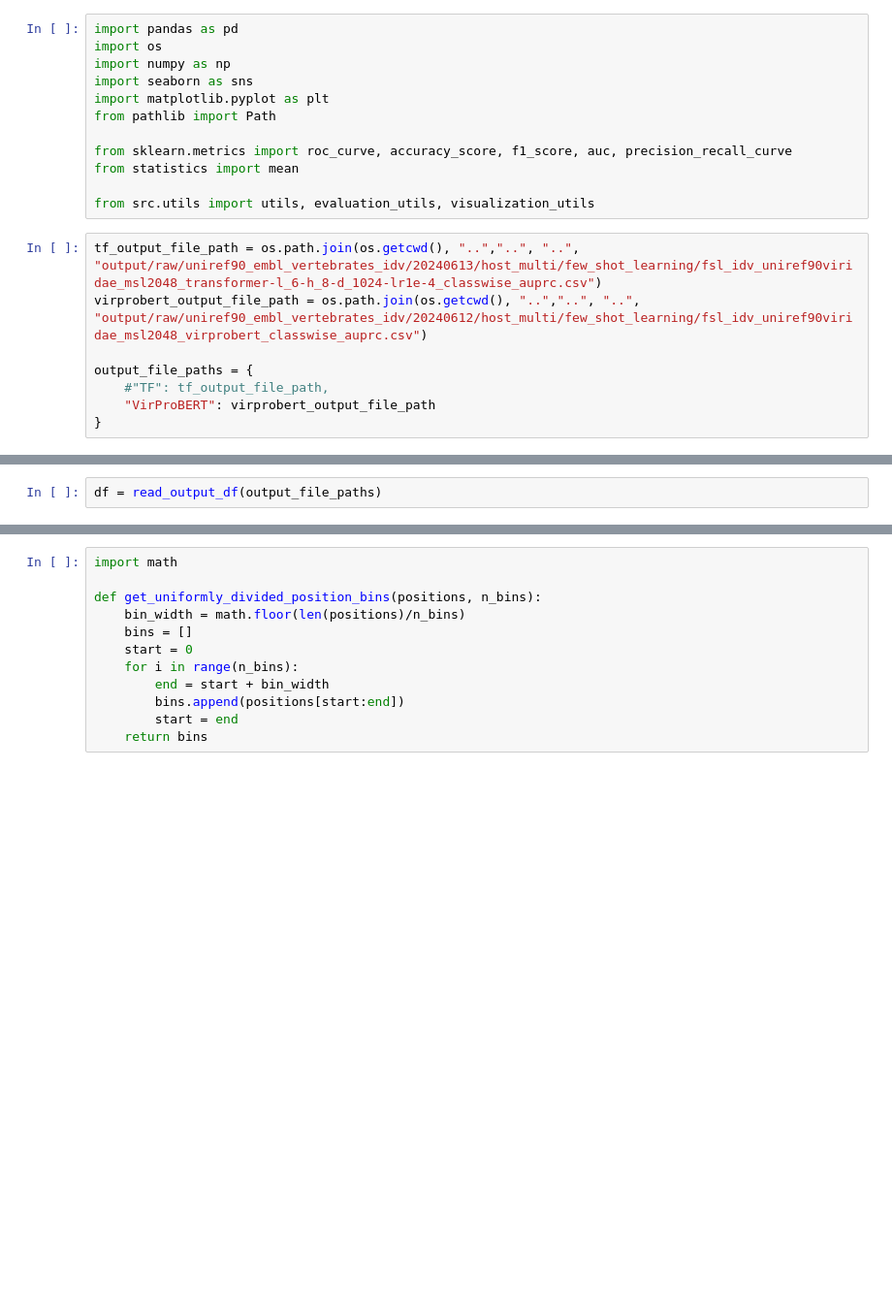
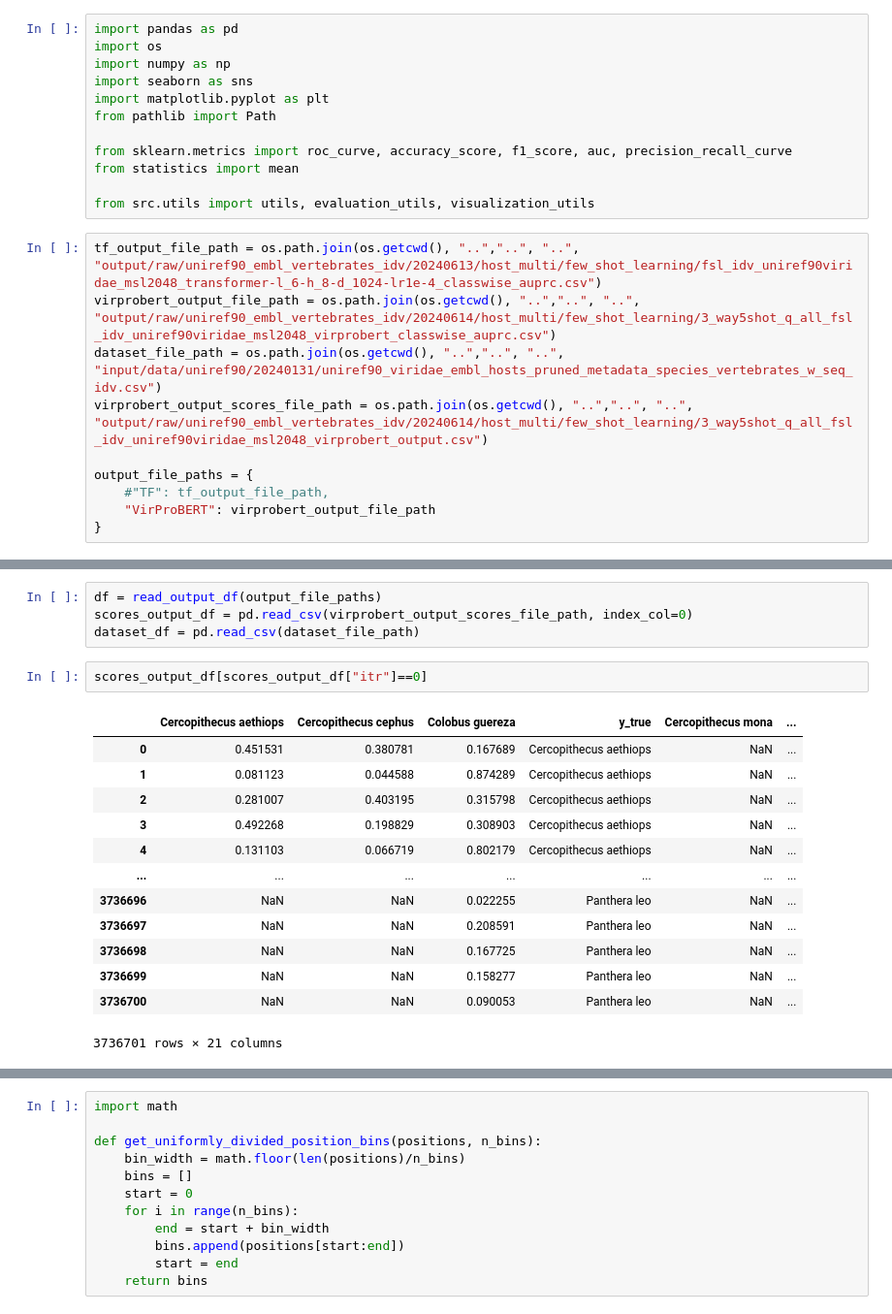
Before and after one commit to NSF-COMPASS-Center/HAVEN, a Jupyter notebook: src/jupyter_notebooks/few_shot_learning/Few Shot Learning - IDV - Novel Virus.ipynb, the cells around one changed output, grey strips where cells are left out. Shown at 97% size. Saved outputs shown, nothing was run; the diff lists cells and outputs as text; blank space fills up the shorter version.

```diff
--- a/src/jupyter_notebooks/few_shot_learning/Few Shot Learning - IDV - Novel Virus.ipynb
+++ b/src/jupyter_notebooks/few_shot_learning/Few Shot Learning - IDV - Novel Virus.ipynb
@@ -34,7 +34,9 @@ from statistics import mean
 from src.utils import utils, evaluation_utils, visualization_utils
 # %%
 tf_output_file_path = os.path.join(os.getcwd(), "..","..", "..", "output/raw/uniref90_embl_vertebrates_idv/20240613/host_multi/few_shot_learning/fsl_idv_uniref90viridae_msl2048_transformer-l_6-h_8-d_1024-lr1e-4_classwise_auprc.csv")
-virprobert_output_file_path = os.path.join(os.getcwd(), "..","..", "..", "output/raw/uniref90_embl_vertebrates_idv/20240612/host_multi/few_shot_learning/fsl_idv_uniref90viridae_msl2048_virprobert_classwise_auprc.csv")
+virprobert_output_file_path = os.path.join(os.getcwd(), "..","..", "..", "output/raw/uniref90_embl_vertebrates_idv/20240614/host_multi/few_shot_learning/3_way5shot_q_all_fsl_idv_uniref90viridae_msl2048_virprobert_classwise_auprc.csv")
+dataset_file_path = os.path.join(os.getcwd(), "..","..", "..", "input/data/uniref90/20240131/uniref90_viridae_embl_hosts_pruned_metadata_species_vertebrates_w_seq_idv.csv")
+virprobert_output_scores_file_path = os.path.join(os.getcwd(), "..","..", "..", "output/raw/uniref90_embl_vertebrates_idv/20240614/host_multi/few_shot_learning/3_way5shot_q_all_fsl_idv_uniref90viridae_msl2048_virprobert_output.csv")
 
 output_file_paths = {
     #"TF": tf_output_file_path,
@@ -52,2 +63,20 @@ def read_output_df(output_file_paths):
 # %%
 df = read_output_df(output_file_paths)
+scores_output_df = pd.read_csv(virprobert_output_scores_file_path, index_col=0)
+dataset_df = pd.read_csv(dataset_file_path)
+# %%
+scores_output_df[scores_output_df["itr"]==0]
+# %% [output]
+|  | Cercopithecus aethiops | Cercopithecus cephus | Colobus guereza | y_true | Cercopithecus mona | ... |
+| 0 | 0.451531 | 0.380781 | 0.167689 | Cercopithecus aethiops | NaN | ... |
+| 1 | 0.081123 | 0.044588 | 0.874289 | Cercopithecus aethiops | NaN | ... |
+| 2 | 0.281007 | 0.403195 | 0.315798 | Cercopithecus aethiops | NaN | ... |
+| 3 | 0.492268 | 0.198829 | 0.308903 | Cercopithecus aethiops | NaN | ... |
+| 4 | 0.131103 | 0.066719 | 0.802179 | Cercopithecus aethiops | NaN | ... |
+| ... | ... | ... | ... | ... | ... | ... |
+| 3736696 | NaN | NaN | 0.022255 | Panthera leo | NaN | ... |
+| 3736697 | NaN | NaN | 0.208591 | Panthera leo | NaN | ... |
+| 3736698 | NaN | NaN | 0.167725 | Panthera leo | NaN | ... |
+| 3736699 | NaN | NaN | 0.158277 | Panthera leo | NaN | ... |
+| 3736700 | NaN | NaN | 0.090053 | Panthera leo | NaN | ... |
+3736701 rows × 21 columns
```
Also changed, not shown: parts of 9 cells of this notebook, 1 other file.
